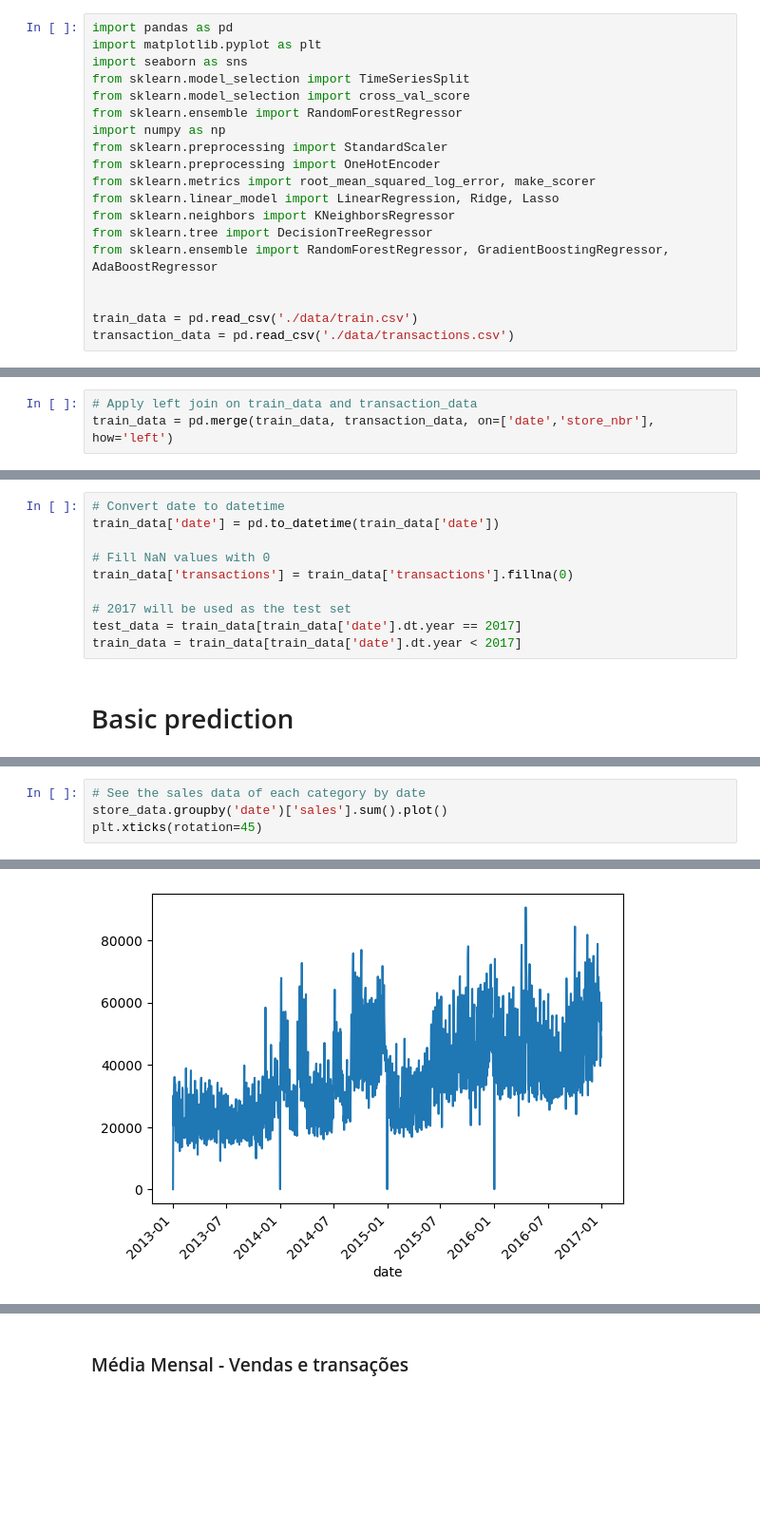
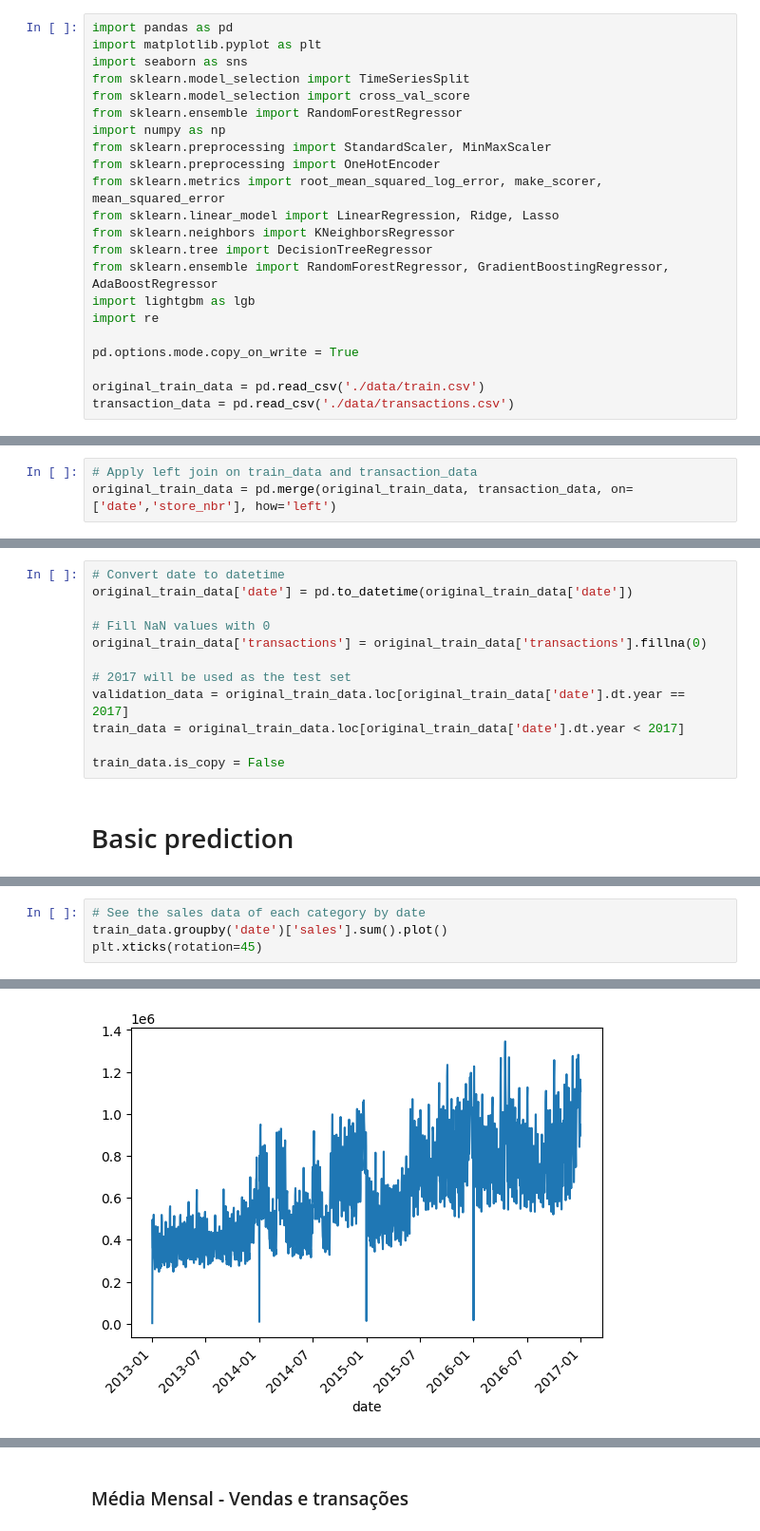
Before and after one commit to PedroSiqueira1/store-sales-forecasting, a Jupyter notebook: exploratory_analysis.ipynb, the cells around one changed output, grey strips where cells are left out. Shown at 95% size. Saved outputs shown, nothing was run; the diff lists cells and outputs as text; blank space fills up the shorter version.

```diff
--- a/exploratory_analysis.ipynb
+++ b/exploratory_analysis.ipynb
@@ -6,16 +6,19 @@ from sklearn.model_selection import TimeSeriesSplit
 from sklearn.model_selection import cross_val_score
 from sklearn.ensemble import RandomForestRegressor
 import numpy as np
-from sklearn.preprocessing import StandardScaler
+from sklearn.preprocessing import StandardScaler, MinMaxScaler
 from sklearn.preprocessing import OneHotEncoder
-from sklearn.metrics import root_mean_squared_log_error, make_scorer
+from sklearn.metrics import root_mean_squared_log_error, make_scorer, mean_squared_error
 from sklearn.linear_model import LinearRegression, Ridge, Lasso
 from sklearn.neighbors import KNeighborsRegressor
 from sklearn.tree import DecisionTreeRegressor
 from sklearn.ensemble import RandomForestRegressor, GradientBoostingRegressor, AdaBoostRegressor
+import lightgbm as lgb
+import re
 
+pd.options.mode.copy_on_write = True
 
-train_data = pd.read_csv('./data/train.csv')
+original_train_data = pd.read_csv('./data/train.csv')
 transaction_data = pd.read_csv('./data/transactions.csv')
 # %% [output]
 Pyarrow will become a required dependency of pandas in the next major release of pandas (pandas 3.0),
@@ -49,4 +52,4 @@ transaction_data.head()
 | 4 | 2013-01-02 | 4 | 1922 |
 # %%
 # Apply left join on train_data and transaction_data
-train_data = pd.merge(train_data, transaction_data, on=['date','store_nbr'], how='left')
+original_train_data = pd.merge(original_train_data, transaction_data, on=['date','store_nbr'], how='left')
@@ -53,12 +72,14 @@ train_data = pd.merge(train_data, transaction_data, on=['date','store_nbr'], how
 # %%
 # Convert date to datetime
-train_data['date'] = pd.to_datetime(train_data['date'])
+original_train_data['date'] = pd.to_datetime(original_train_data['date'])
 
 # Fill NaN values with 0
-train_data['transactions'] = train_data['transactions'].fillna(0)
+original_train_data['transactions'] = original_train_data['transactions'].fillna(0)
 
 # 2017 will be used as the test set
-test_data = train_data[train_data['date'].dt.year == 2017]
-train_data = train_data[train_data['date'].dt.year < 2017]
+validation_data = original_train_data.loc[original_train_data['date'].dt.year == 2017]
+train_data = original_train_data.loc[original_train_data['date'].dt.year < 2017]
+
+train_data.is_copy = False
 # %% [markdown]
 # Basic prediction
@@ -90,19 +86,19 @@ store_data = store_data.reset_index(drop=True)
 # %%
 # See the sales data of each category by date
-store_data.groupby('date')['sales'].sum().plot()
+train_data.groupby('date')['sales'].sum().plot()
 plt.xticks(rotation=45)
 # %% [output]
 (array([15706., 15887., 16071., 16252., 16436., 16617., 16801., 16983.,
         17167.]),
  [Text(15706.0, 0, '2013-01'),
   Text(15887.0, 0, '2013-07'),
   Text(16071.0, 0, '2014-01'),
   Text(16252.0, 0, '2014-07'),
   Text(16436.0, 0, '2015-01'),
   Text(16617.0, 0, '2015-07'),
   Text(16801.0, 0, '2016-01'),
   Text(16983.0, 0, '2016-07'),
   Text(17167.0, 0, '2017-01')])
-[figure, old version]
+[figure, new version]
 # %%
 # See transactions data of each category by date
```
Also changed, not shown: parts of 39 cells of this notebook.
